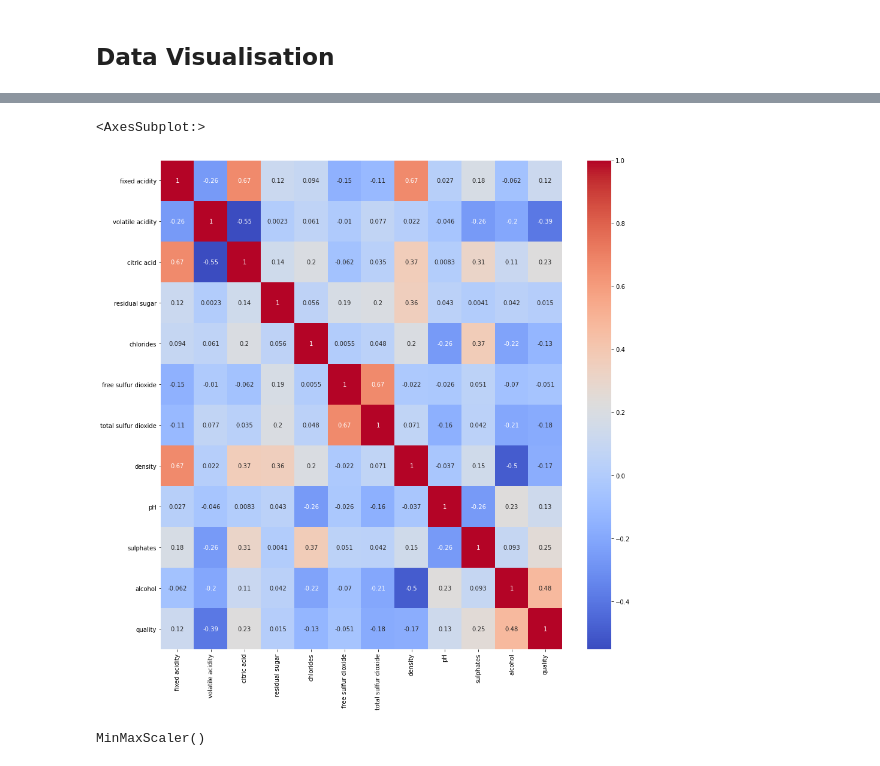
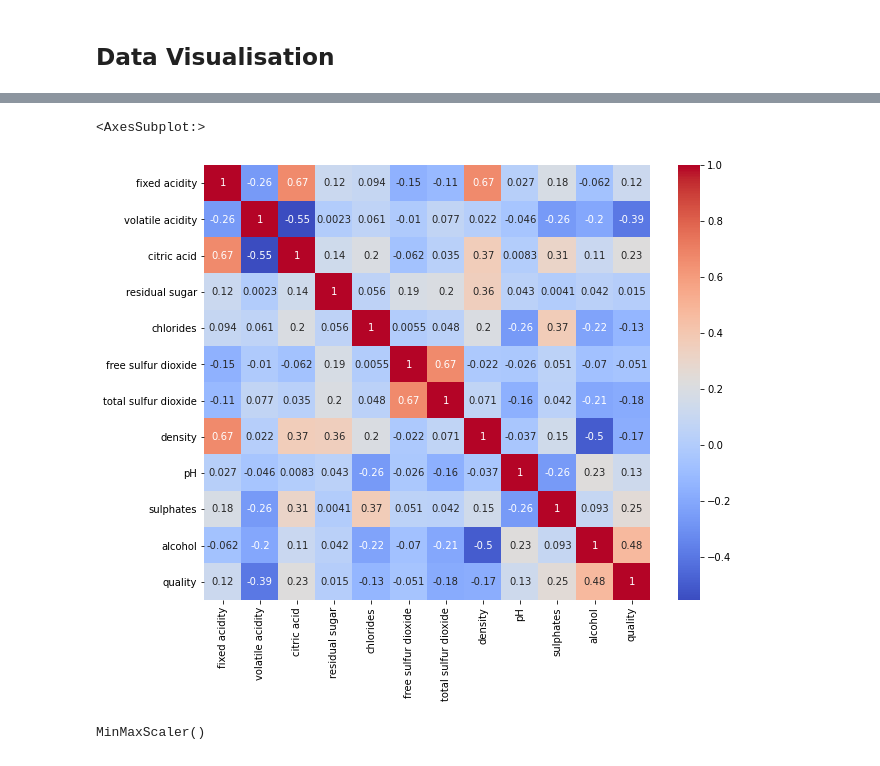
Before and after one commit to Shanu-Mathew/Wine-Qualilty-Prediction-App, a Jupyter notebook: Wine Quality Analysis.ipynb, the cells around one changed output, grey strips where cells are left out. Cells and saved outputs as stored; diff of their text form; code cells hidden in the pictures.

```diff
--- a/Wine Quality Analysis.ipynb
+++ b/Wine Quality Analysis.ipynb
@@ -209,11 +266,10 @@ winedf[winedf['quality']<low_Q]
 # %%
-corr_df=winedf.drop('quality',axis='columns')
 corr_df=winedf.corr()
-plt.figure(figsize=(15,15))
+plt.figure(figsize=(10,8))
 sns.heatmap(corr_df,cmap='coolwarm',annot=True)
 # %% [output]
 <AxesSubplot:>
-[figure, old version]
+[figure, new version]
 # %%
 from sklearn.model_selection import train_test_split as tts
 # %%
```
Also changed, not shown: parts of 20 cells of this notebook.
